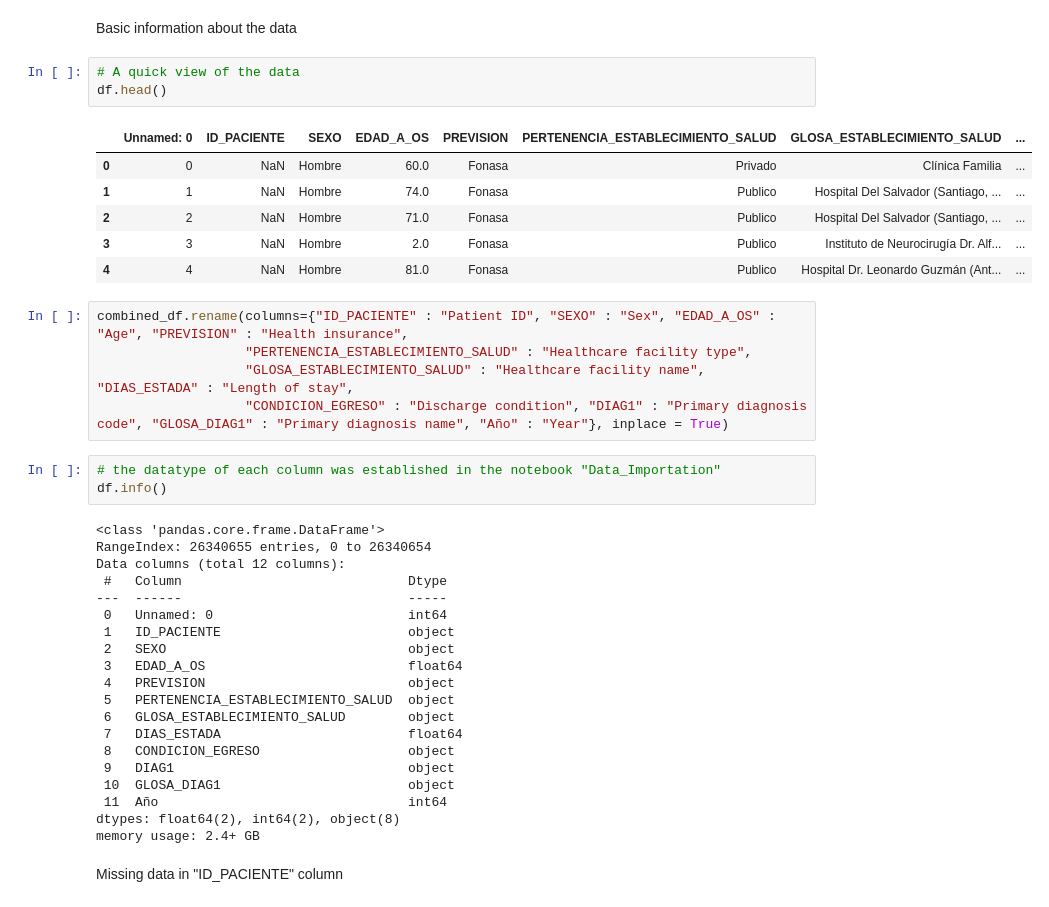
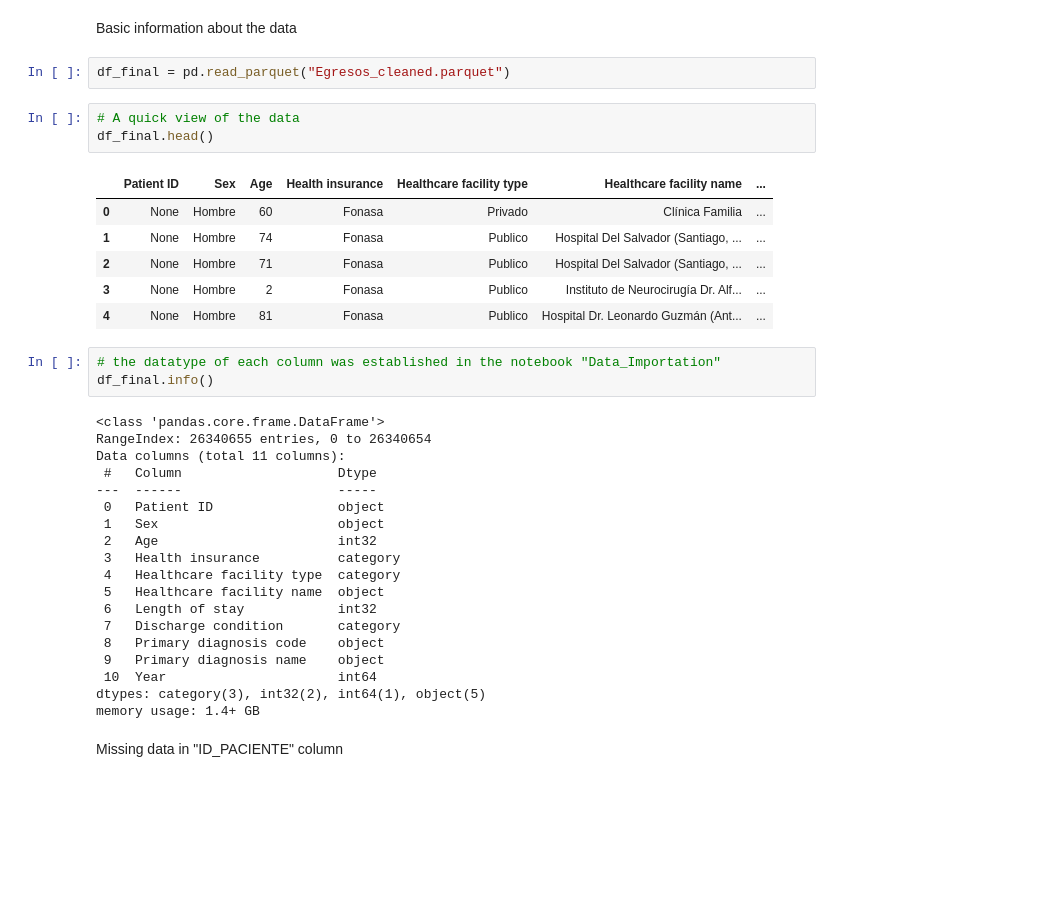
Before and after one commit to mirkopodunavak1996/EDAHospDischarges_Chile2001-2024, a Jupyter notebook: notebooks/Data_Cleaning.ipynb, the cells around one changed output. Cells and saved outputs as stored; diff of their text form; blank space fills up the shorter version.

```diff
--- a/notebooks/Data_Cleaning.ipynb
+++ b/notebooks/Data_Cleaning.ipynb
@@ -36,44 +38,40 @@ df_final = pd.concat(chunks, ignore_index=True)
 df_final.to_parquet("Egresos_cleaned.parquet", engine="pyarrow", compression="snappy")
 # %% [markdown]
 Basic information about the data
+# %%
+df_final = pd.read_parquet("Egresos_cleaned.parquet")
 # %%
 # A quick view of the data
-df.head()
+df_final.head()
 # %% [output]
-|  | Unnamed: 0 | ID_PACIENTE | SEXO | EDAD_A_OS | PREVISION | PERTENENCIA_ESTABLECIMIENTO_SALUD | GLOSA_ESTABLECIMIENTO_SALUD | ... |
-| 0 | 0 | NaN | Hombre | 60.0 | Fonasa | Privado | Clínica Familia | ... |
-| 1 | 1 | NaN | Hombre | 74.0 | Fonasa | Publico | Hospital Del Salvador (Santiago, ... | ... |
-| 2 | 2 | NaN | Hombre | 71.0 | Fonasa | Publico | Hospital Del Salvador (Santiago, ... | ... |
-| 3 | 3 | NaN | Hombre | 2.0 | Fonasa | Publico | Instituto de Neurocirugía Dr. Alf... | ... |
-| 4 | 4 | NaN | Hombre | 81.0 | Fonasa | Publico | Hospital Dr. Leonardo Guzmán (Ant... | ... |
+|  | Patient ID | Sex | Age | Health insurance | Healthcare facility type | Healthcare facility name | ... |
+| 0 | None | Hombre | 60 | Fonasa | Privado | Clínica Familia | ... |
+| 1 | None | Hombre | 74 | Fonasa | Publico | Hospital Del Salvador (Santiago, ... | ... |
+| 2 | None | Hombre | 71 | Fonasa | Publico | Hospital Del Salvador (Santiago, ... | ... |
+| 3 | None | Hombre | 2 | Fonasa | Publico | Instituto de Neurocirugía Dr. Alf... | ... |
+| 4 | None | Hombre | 81 | Fonasa | Publico | Hospital Dr. Leonardo Guzmán (Ant... | ... |
-# %%
-combined_df.rename(columns={"ID_PACIENTE" : "Patient ID", "SEXO" : "Sex", "EDAD_A_OS" : "Age", "PREVISION" : "Health insurance",
-                   "PERTENENCIA_ESTABLECIMIENTO_SALUD" : "Healthcare facility type",
-                   "GLOSA_ESTABLECIMIENTO_SALUD" : "Healthcare facility name", "DIAS_ESTADA" : "Length of stay",
-                   "CONDICION_EGRESO" : "Discharge condition", "DIAG1" : "Primary diagnosis code", "GLOSA_DIAG1" : "Primary diagnosis name", "Año" : "Year"}, inplace = True)
 # %%
 # the datatype of each column was established in the notebook "Data_Importation"
-df.info()
+df_final.info()
 # %% [output]
 <class 'pandas.core.frame.DataFrame'>
 RangeIndex: 26340655 entries, 0 to 26340654
-Data columns (total 12 columns):
- #   Column                             Dtype
----  ------                             -----
- 0   Unnamed: 0                         int64
- 1   ID_PACIENTE                        object
- 2   SEXO                               object
- 3   EDAD_A_OS                          float64
- 4   PREVISION                          object
- 5   PERTENENCIA_ESTABLECIMIENTO_SALUD  object
- 6   GLOSA_ESTABLECIMIENTO_SALUD        object
- 7   DIAS_ESTADA                        float64
- 8   CONDICION_EGRESO                   object
- 9   DIAG1                              object
- 10  GLOSA_DIAG1                        object
- 11  Año                                int64
-dtypes: float64(2), int64(2), object(8)
-memory usage: 2.4+ GB
+Data columns (total 11 columns):
+ #   Column                    Dtype
+---  ------                    -----
+ 0   Patient ID                object
+ 1   Sex                       object
+ 2   Age                       int32
+ 3   Health insurance          category
+ 4   Healthcare facility type  category
+ 5   Healthcare facility name  object
+ 6   Length of stay            int32
+ 7   Discharge condition       category
+ 8   Primary diagnosis code    object
+ 9   Primary diagnosis name    object
+ 10  Year                      int64
+dtypes: category(3), int32(2), int64(1), object(5)
+memory usage: 1.4+ GB
 # %% [markdown]
 Missing data in "ID_PACIENTE" column
 # %%
```
Also changed, not shown: parts of 30 cells of this notebook.
